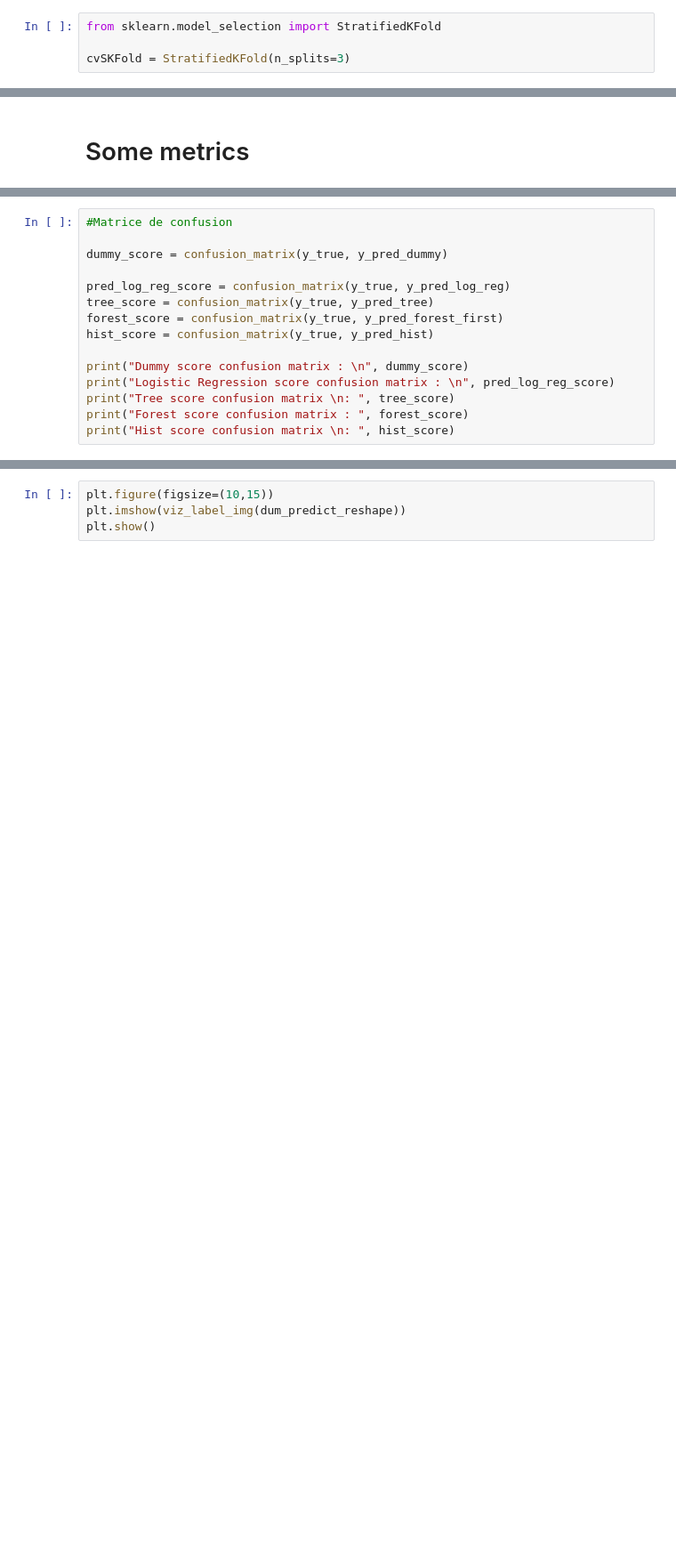
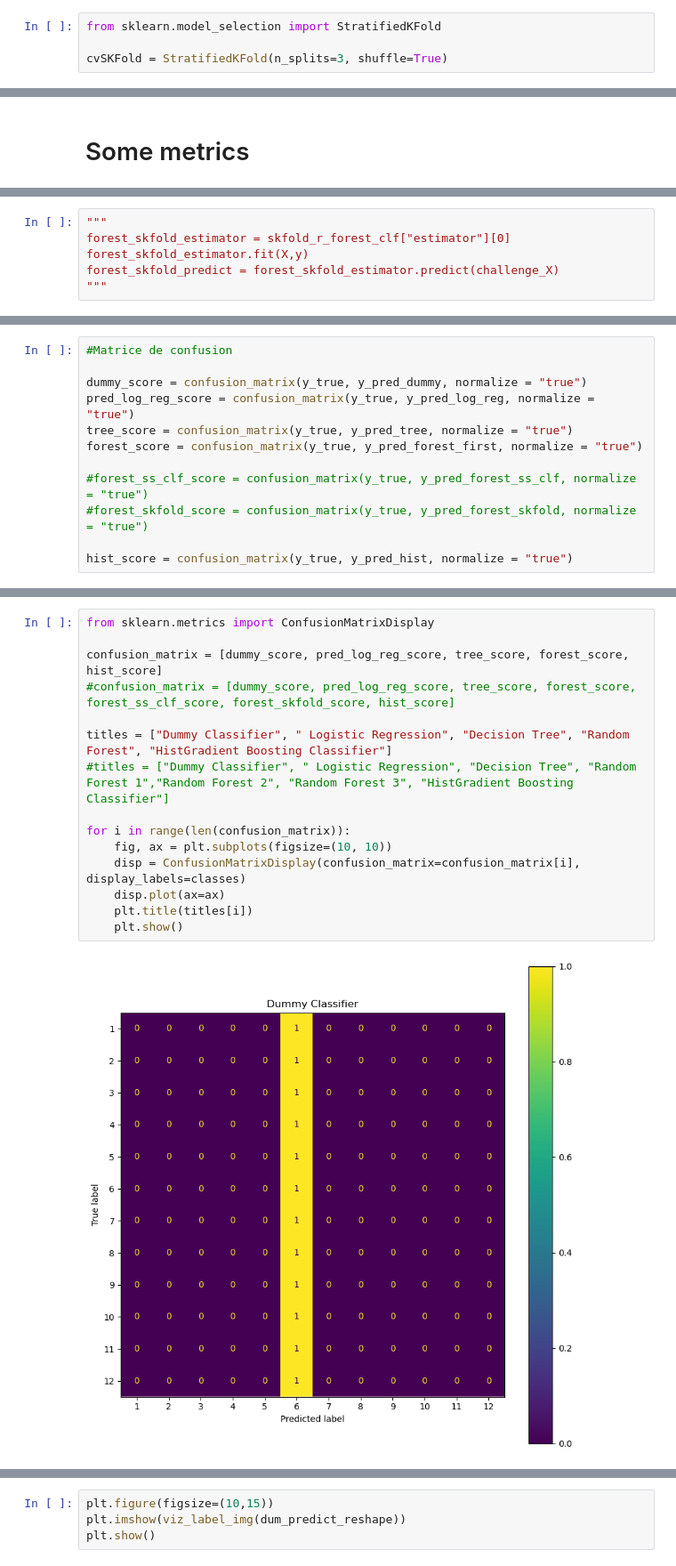
Before and after one commit to eliiks/godet_buche_lambert_challenge_apprentissage_auto, a Jupyter notebook: projet.ipynb, the cells around one changed output, grey strips where cells are left out. Shown at 89% size. Saved outputs shown, nothing was run; the diff lists cells and outputs as text; blank space fills up the shorter version.

Commit message:
Affichage des matrices de confusion

```diff
--- a/projet.ipynb
+++ b/projet.ipynb
@@ -167,7 +167,7 @@ Ou bien StratifiedKFold
 # %%
 from sklearn.model_selection import StratifiedKFold
 
-cvSKFold = StratifiedKFold(n_splits=3)
+cvSKFold = StratifiedKFold(n_splits=3, shuffle=True)
 # %% [markdown]
 L'objectif est aussi d'avoir, pour le dataset d'apprentissage et de test, des occurrences de classes équitablement réparties. En effet, il faut que le modèle soit en capacité de reconnaitre chaque classe et de les utiliser pour classifier. Regardons la répartitions des classes dans "label" (hormis la classe zéro) :
 # %%
@@ -326,0 +336,6 @@ forest_predict = forest_first_estimator.predict(challenge_X)
+# %%
+"""
+forest_skfold_estimator = skfold_r_forest_clf["estimator"][0]
+forest_skfold_estimator.fit(X,y)
+forest_skfold_predict = forest_skfold_estimator.predict(challenge_X)
+"""
@@ -371,15 +403,12 @@ Hist score r2 :  0.6463985999155115
 # %%
 #Matrice de confusion
 
-dummy_score = confusion_matrix(y_true, y_pred_dummy)
+dummy_score = confusion_matrix(y_true, y_pred_dummy, normalize = "true")
+pred_log_reg_score = confusion_matrix(y_true, y_pred_log_reg, normalize = "true")
+tree_score = confusion_matrix(y_true, y_pred_tree, normalize = "true")
+forest_score = confusion_matrix(y_true, y_pred_forest_first, normalize = "true")
 
-pred_log_reg_score = confusion_matrix(y_true, y_pred_log_reg)
-tree_score = confusion_matrix(y_true, y_pred_tree)
-forest_score = confusion_matrix(y_true, y_pred_forest_first)
-hist_score = confusion_matrix(y_true, y_pred_hist)
+#forest_ss_clf_score = confusion_matrix(y_true, y_pred_forest_ss_clf, normalize = "true")
+#forest_skfold_score = confusion_matrix(y_true, y_pred_forest_skfold, normalize = "true")
 
-print("Dummy score confusion matrix : \n", dummy_score)
-print("Logistic Regression score confusion matrix : \n", pred_log_reg_score)
-print("Tree score confusion matrix \n: ", tree_score)
-print("Forest score confusion matrix : ", forest_score)
-print("Hist score confusion matrix \n: ", hist_score)
+hist_score = confusion_matrix(y_true, y_pred_hist, normalize = "true")
@@ -403,0 +415,17 @@ Dummy score confusion matrix :
+# %%
+from sklearn.metrics import ConfusionMatrixDisplay
+
+confusion_matrix = [dummy_score, pred_log_reg_score, tree_score, forest_score, hist_score]
+#confusion_matrix = [dummy_score, pred_log_reg_score, tree_score, forest_score, forest_ss_clf_score, forest_skfold_score, hist_score]
+
+titles = ["Dummy Classifier", " Logistic Regression", "Decision Tree", "Random Forest", "HistGradient Boosting Classifier"]
+#titles = ["Dummy Classifier", " Logistic Regression", "Decision Tree", "Random Forest 1","Random Forest 2", "Random Forest 3", "HistGradient Boosting Classifier"]
+
+for i in range(len(confusion_matrix)):
+    fig, ax = plt.subplots(figsize=(10, 10))
+    disp = ConfusionMatrixDisplay(confusion_matrix=confusion_matrix[i], display_labels=classes)
+    disp.plot(ax=ax)
+    plt.title(titles[i])
+    plt.show()
+# %% [output]
+[figure, added]
```
Also changed, not shown: parts of 9 cells of this notebook.
